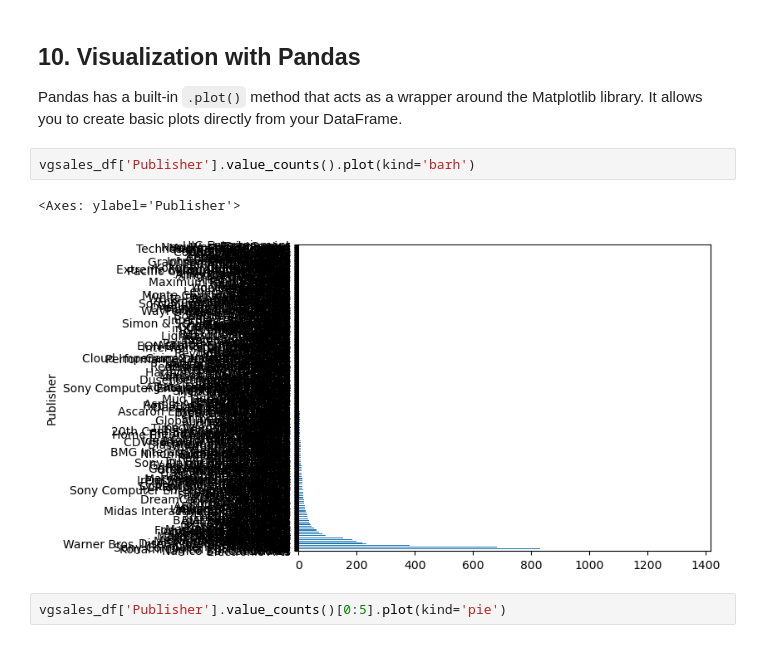
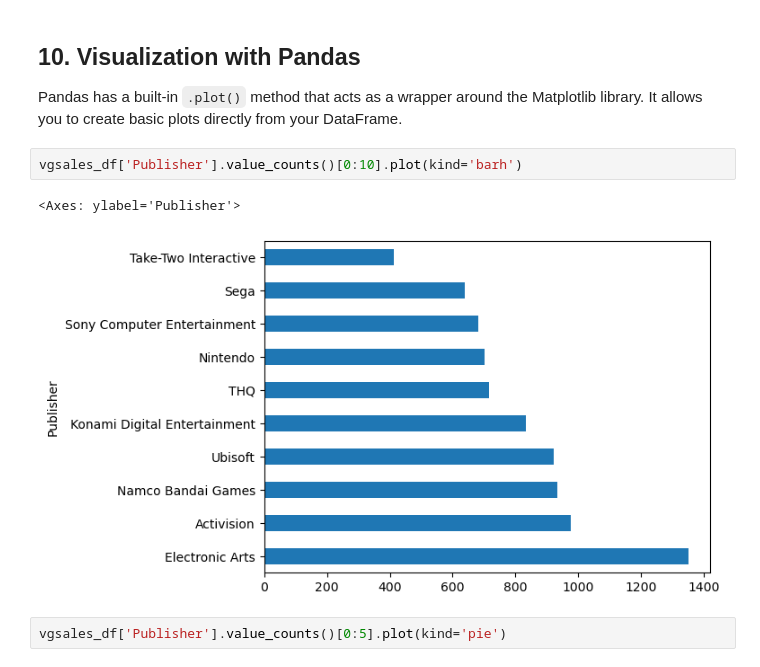
Before and after one commit to EvgenieTiv/NumpyLesson, a Jupyter notebook: pandas_tutorial_part_2.ipynb, the cells around one changed output. Cells and saved outputs as stored; diff of their text form.

```diff
--- a/pandas_tutorial_part_2.ipynb
+++ b/pandas_tutorial_part_2.ipynb
@@ -332,10 +374,10 @@ pd.merge(left, right, on='key', how='outer')
 
 Pandas has a built-in `.plot()` method that acts as a wrapper around the Matplotlib library. It allows you to create basic plots directly from your DataFrame.
 # %%
-vgsales_df['Publisher'].value_counts().plot(kind='barh')
+vgsales_df['Publisher'].value_counts()[0:10].plot(kind='barh')
 # %% [output]
 <Axes: ylabel='Publisher'>
-[figure, old version]
+[figure, new version]
 # %%
 vgsales_df['Publisher'].value_counts()[0:5].plot(kind='pie')
 # %% [output]
```
Also changed, not shown: parts of 9 cells of this notebook, 2 other files.
